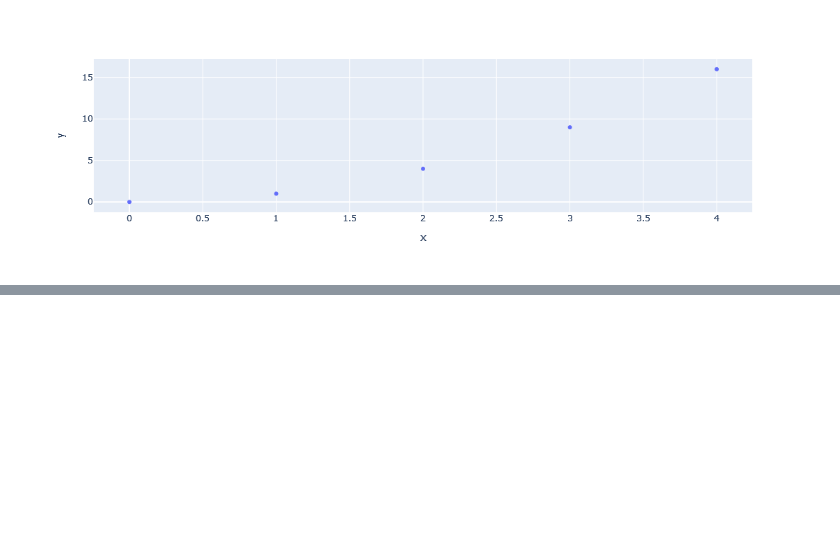
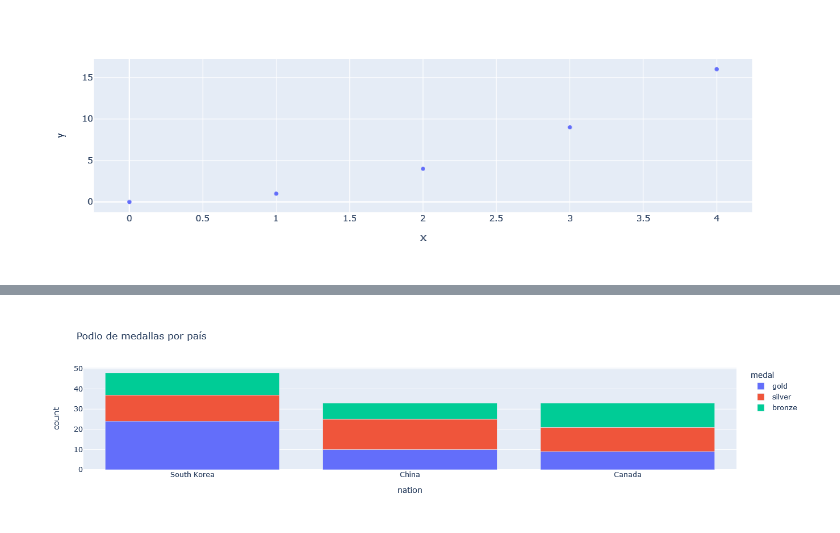
Before and after one commit to jfvenegasg/course_python, a Jupyter notebook: Curso Introducción con Python a Data Science .ipynb, the cells around one changed output, grey strips where cells are left out. Drawn from its saved outputs; the diff is of its cells as text; code cells hidden in the pictures; blank space fills up the shorter version.

```diff
--- a/Curso Introducción con Python a Data Science .ipynb
+++ b/Curso Introducción con Python a Data Science .ipynb
@@ -1027,0 +1069,10 @@ Si bien visualmente tienen algunas diferencias mínimas los gráficos de dispers
+# %%
+import plotly.express as px
+
+#Aca estamos llamando al set de datos de la tabla,que viene precargado en la librería
+long_df = px.data.medals_long()
+
+fig = px.bar(long_df, x="nation", y="count", color="medal", title="Podio de medallas por país")
+fig.show()
+# %% [output]
+[figure, added]
```
Also changed, not shown: parts of 5 cells of this notebook, 1 other file.
